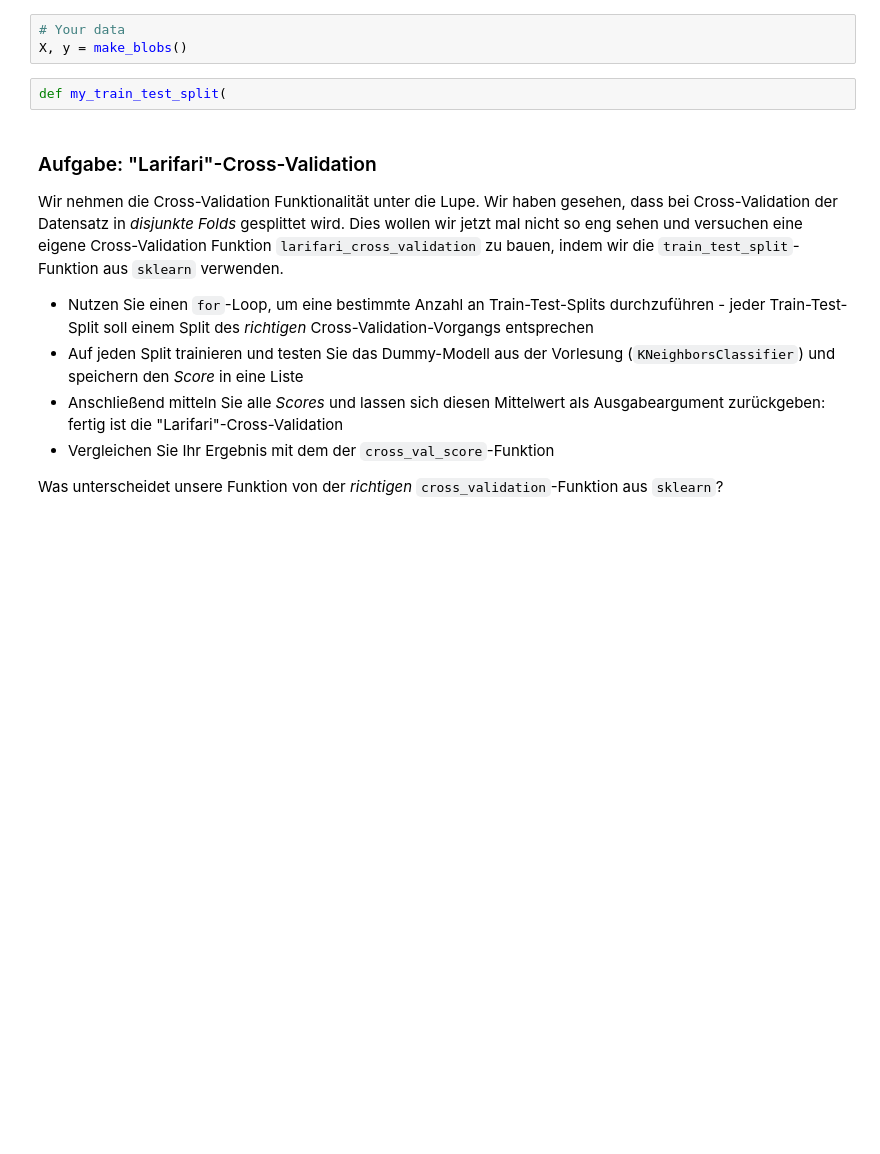
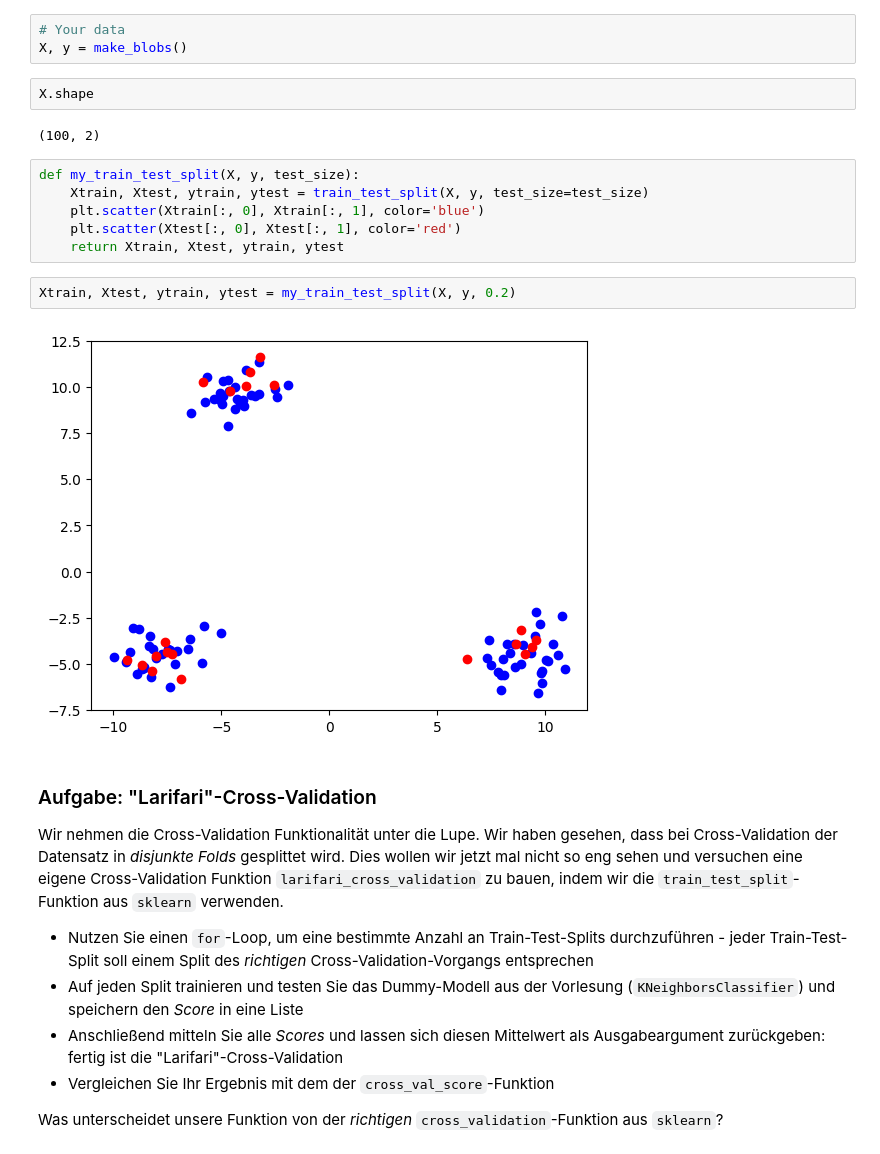
Before and after one commit to Oberfeldwedler/predictive_maintenance, a Jupyter notebook: 02_modeling_introduction_to_machine_learning/code/exercises/edited/02_modeling_introduction_to_machine_learning_exercises_wo_sol.ipynb, the cells around one changed output. Drawn from its saved outputs; the diff is of its cells as text; blank space fills up the shorter version.

```diff
--- a/02_modeling_introduction_to_machine_learning/code/exercises/edited/02_modeling_introduction_to_machine_learning_exercises_wo_sol.ipynb
+++ b/02_modeling_introduction_to_machine_learning/code/exercises/edited/02_modeling_introduction_to_machine_learning_exercises_wo_sol.ipynb
@@ -29,8 +29,20 @@ Ihnen liegen die Daten `X` und `y` vor. Schreiben Sie eine Funktion `my_train_te
 # %%
 # Your data
 X, y = make_blobs()
-# %%
-def my_train_test_split(
+# %%
+X.shape
+# %% [output]
+(100, 2)
+# %%
+def my_train_test_split(X, y, test_size):
+    Xtrain, Xtest, ytrain, ytest = train_test_split(X, y, test_size=test_size)
+    plt.scatter(Xtrain[:, 0], Xtrain[:, 1], color='blue')
+    plt.scatter(Xtest[:, 0], Xtest[:, 1], color='red')
+    return Xtrain, Xtest, ytrain, ytest
+# %%
+Xtrain, Xtest, ytrain, ytest = my_train_test_split(X, y, 0.2)
+# %% [output]
+[figure, added]
 # %% [markdown]
 ### Aufgabe: "Larifari"-Cross-Validation
 Wir nehmen die Cross-Validation Funktionalität unter die Lupe. Wir haben gesehen, dass bei Cross-Validation der Datensatz in _disjunkte Folds_ gesplittet wird. Dies wollen wir jetzt mal nicht so eng sehen und versuchen eine eigene Cross-Validation Funktion `larifari_cross_validation` zu bauen, indem wir die `train_test_split`-Funktion aus `sklearn` verwenden.
```
Also changed, not shown: parts of 1 cell of this notebook, 11 other files.
